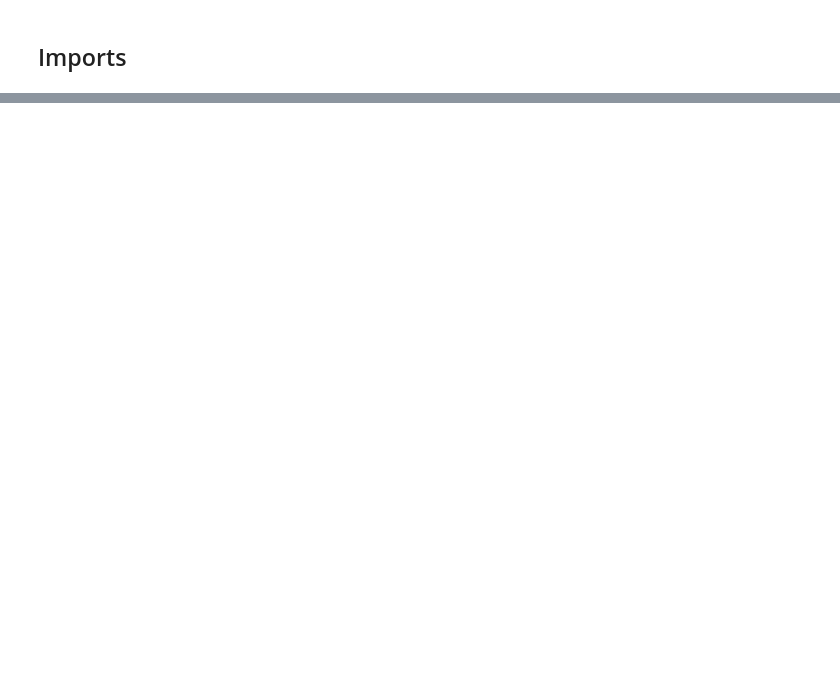
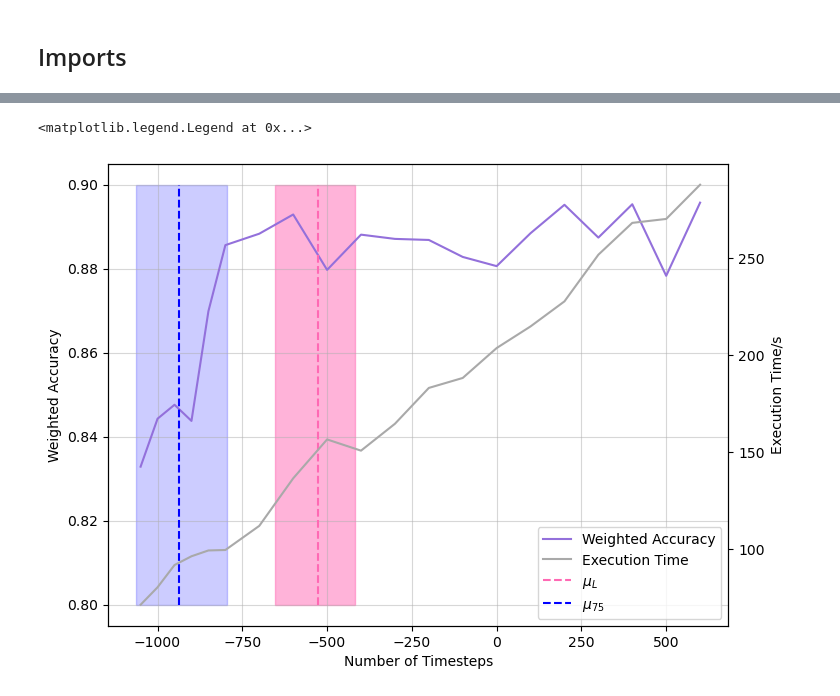
Before and after one commit to ruadhrimcdougall/DarkMatterML, a Jupyter notebook: CNN Analysis/03_cropping_testing.ipynb, the cells around one changed output, grey strips where cells are left out. Drawn from its saved outputs; the diff is of its cells as text; code cells hidden in the pictures; blank space fills up the shorter version.

```diff
--- a/CNN Analysis/03_cropping_testing.ipynb
+++ b/CNN Analysis/03_cropping_testing.ipynb
@@ -148,0 +183,44 @@ ax[1].set_xticks(padding)
+# %%
+# calculating afts for all waveforms
+
+waveform_data['aft75'] = [data.calc_aft(wav,0.75) for wav in waveform_data['samples']]
+waveform_data['aft5'] = [data.calc_aft(wav,0.05) for wav in waveform_data['samples']]
+# %%
+# finding number position of aft75 from back
+waveform_data['aft75_pos'] = waveform_data.apply(lambda row: row.length - row.aft75, axis=1)
+# %%
+# aft stats
+
+aft75=waveform_data['aft75_pos'].to_numpy()
+aft75_10,aft75_90=np.percentile(aft75,[10,90])
+aft75_mean=np.mean(aft75)
+
+
+aft5=waveform_data['aft5'].to_numpy()
+aft5_10,aft5_90=np.percentile(aft5,[10,90])
+aft5_mean=np.mean(aft5)
+# %%
+fig,ax=plt.subplots(1,1,figsize=(8,6),sharey=True)
+
+ends_rec=Rectangle((-padding_10,0.8),padding_10-padding_90, 0.1,color='hotpink',alpha=0.5)
+aft75_rec=Rectangle((-aft75_10-mean_padding,0.8),aft75_10-aft75_90, 0.1,color='blue',alpha=0.2)
+
+ax.add_patch(ends_rec)
+ax.add_patch(aft75_rec)
+ax.plot(padding2,back_accuracies,color='mediumpurple',label='Weighted Accuracy')
+ax.plot(padding2[0],back_accuracies[0],color='darkgrey',label='Execution Time')
+ax.vlines(-mean_padding,0.8,0.9, color='hotpink',ls='--',label=r'$\mu_L$')
+ax.vlines(-mean_padding-aft75_mean,0.8,0.9, color='blue',ls='--',label=r'$\mu_{75}$')
+
+ax1=ax.twinx()
+ax1.plot(padding2,back_timesteps,color='darkgray',label='Execution Time')
+ax1.set_ylabel('Execution Time/s')
+
+ax.set_xlabel('Number of Timesteps')
+ax.set_ylabel('Weighted Accuracy')
+
+ax.grid(alpha=0.5)
+ax.legend()
+# %% [output]
+<matplotlib.legend.Legend at 0x...>
+[figure, added]
```
Also changed, not shown: parts of 20 cells of this notebook.
